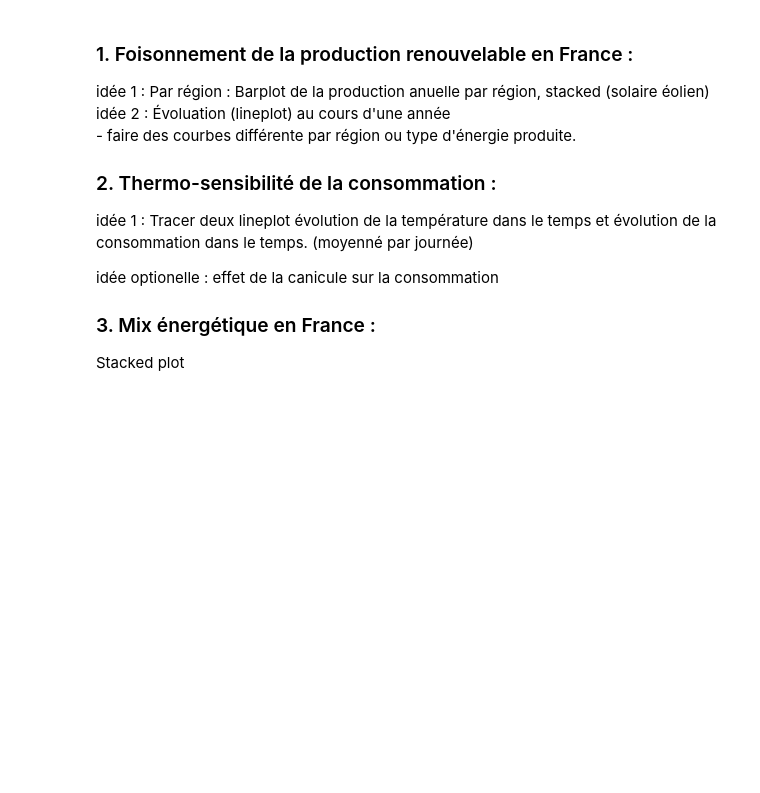
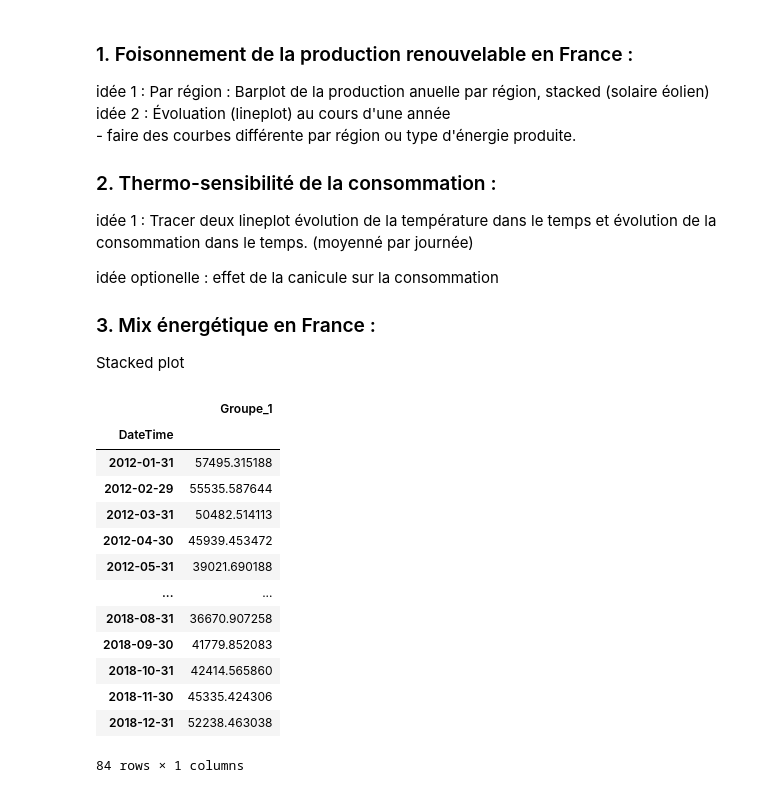
Before and after one commit to thomasmari/DataS3PG, a Jupyter notebook: module/5.DataViz/DataViz_03/notebook/figures.ipynb, the cells around one changed output. Drawn from its saved outputs; the diff is of its cells as text; code cells hidden in the pictures; blank space fills up the shorter version.

```diff
--- a/module/5.DataViz/DataViz_03/notebook/figures.ipynb
+++ b/module/5.DataViz/DataViz_03/notebook/figures.ipynb
@@ -89,3 +89,54 @@ for prod_src in col_prod:
 
 fig.update_layout(title='Évolution temporelle de la moyenne mensuelle du mix de production Énergétique au cours du temps', xaxis_title='Temps', yaxis_title='MW (en %)')
 fig.show()
+# %%
+import statsmodels.api as sm
+##################
+# df_energy_monthly = df_energy.set_index('DateTime').resample('ME').sum()
+selected_options_1 = ['Nucléaire']
+option_2 = 'Rien'
+col_group = ['Groupe_1','Groupe_2']
+col_g1 = list(selected_options_1)
+if option_2 == 'Rien':
+    col_group = ['Groupe_1']
+    title=f"Évolution de la production groupée,<br>{col_group[0]} : {', '.join(col_g1)}"
+else :
+    col_g2 = list(set(col_prod) - set(col_g1))
+    col_group = ['Groupe_1','Groupe_2']
+    title=f"Proportions du mix Énergétique au cours du temps,<br>{col_group[0]} : {', '.join(col_g1)},<br>{col_group[1]} : {', '.join(col_g2)}"
+
+df_energy_group = pd.DataFrame()
+if option_2 == 'Rien':
+    df_energy_group[col_group[0]] = df_energy_monthly[col_g1].sum(axis=1)
+else :
+#computing proportions
+    df_energy_group[col_group[0]] = df_energy_monthly[col_g1].sum(axis=1)/  df_energy_monthly_total *100
+    df_energy_group[col_group[1]] = df_energy_monthly[col_g2].sum(axis=1)/  df_energy_monthly_total *100
+########################
+df_months = pd.DataFrame(df_energy_group.index)
+df_months = df_months.reset_index()
+df_months['y'] = df_energy_group[col_group[0]]
+Y = df_months['y']
+X = df_months['index']
+X = sm.add_constant(X)
+model = sm.OLS(Y,X)
+results = model.fit()
+results.params
+df_months = df_months.reset_index()
+# df_months['y'] =
+df_energy_group
+# %% [output]
+|  | Groupe_1 |
+| DateTime |  |
+| 2012-01-31 | 57495.315188 |
+| 2012-02-29 | 55535.587644 |
+| 2012-03-31 | 50482.514113 |
+| 2012-04-30 | 45939.453472 |
+| 2012-05-31 | 39021.690188 |
+| ... | ... |
+| 2018-08-31 | 36670.907258 |
+| 2018-09-30 | 41779.852083 |
+| 2018-10-31 | 42414.565860 |
+| 2018-11-30 | 45335.424306 |
+| 2018-12-31 | 52238.463038 |
+84 rows × 1 columns
```
Also changed, not shown: parts of 3 cells of this notebook, 1 other file.
